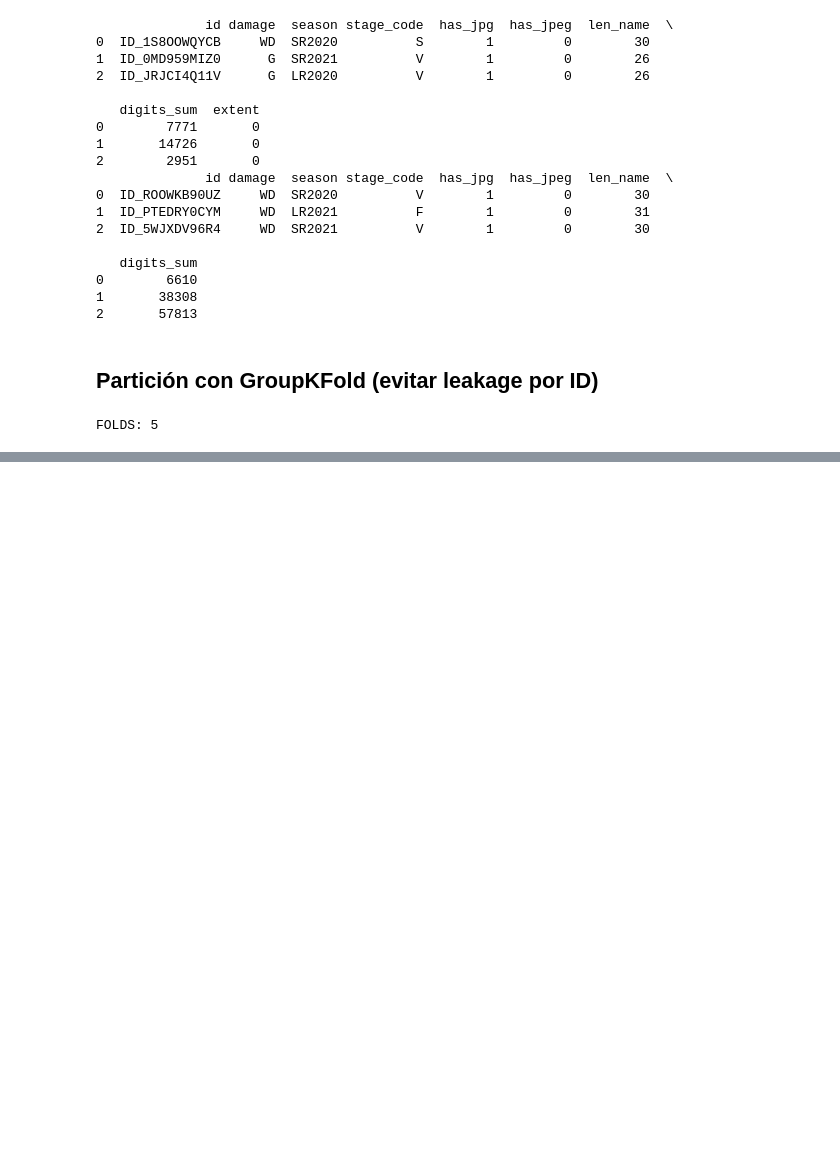
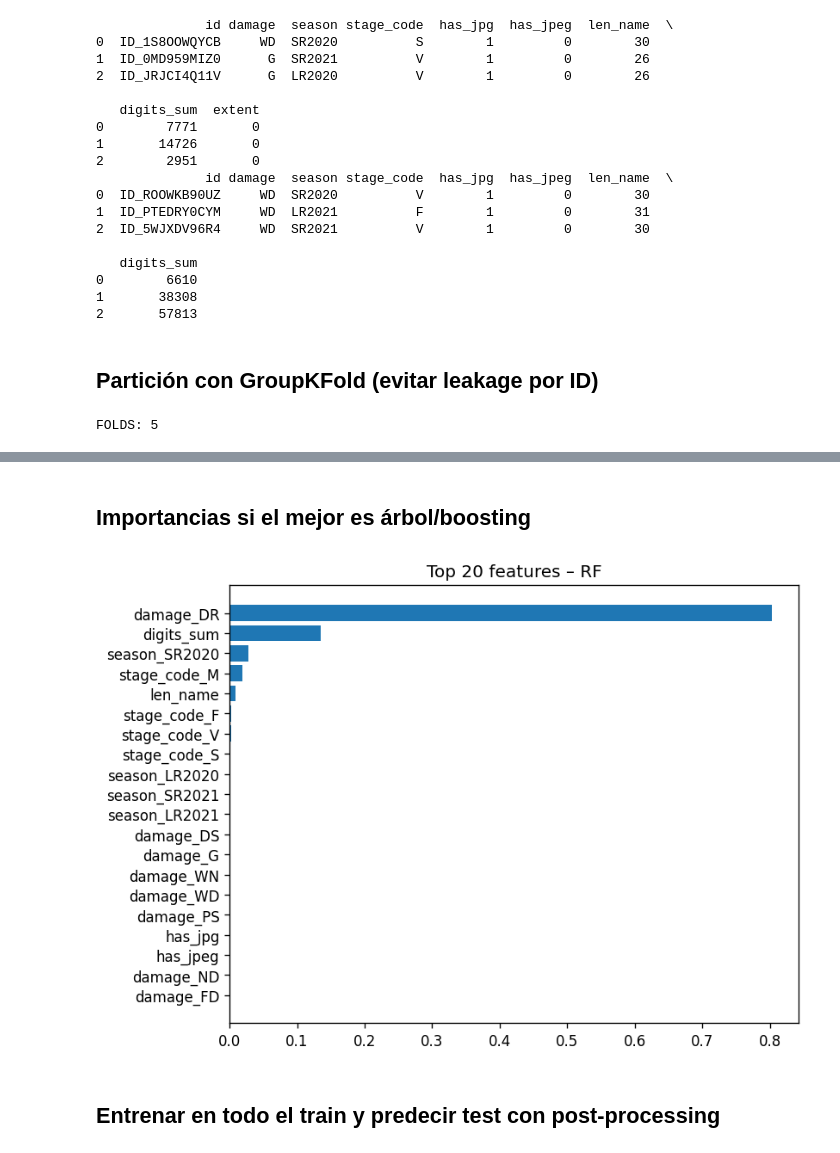
Before and after one commit to mar22266/PY2-DS, a Jupyter notebook: PY2Seleccion.ipynb, the cells around one changed output, grey strips where cells are left out. Drawn from its saved outputs; the diff is of its cells as text; code cells hidden in the pictures; blank space fills up the shorter version.

```diff
--- a/PY2Seleccion.ipynb
+++ b/PY2Seleccion.ipynb
@@ -222,0 +371,53 @@ FOLDS: 5
+# %% [markdown]
+## Importancias si el mejor es árbol/boosting
+# %%
+# imporancia de características solo para modelos de árbol
+# Funciona con tu ColumnTransformer pre y modelos de árbol con feature_importances
+def get_feature_names_from_pre(pre: ColumnTransformer):
+    feature_names = []
+    for name, trans, cols in pre.transformers_:
+        if name == "remainder" and trans == "drop":
+            continue
+        # OneHotEncoder en cat
+        if isinstance(trans, OneHotEncoder):
+            feature_names.extend(list(trans.get_feature_names_out(cols)))
+        # Pipeline numérico
+        elif hasattr(trans, "named_steps"):
+            feature_names.extend(cols)
+        else:
+            try:
+                feature_names.extend(list(trans.get_feature_names_out(cols)))
+            except Exception:
+                feature_names.extend(cols if isinstance(cols, list) else [cols])
+    return feature_names
+
+# Solo si el mejor modelo es RF o HGB
+if best_name in {"rf", "hgb"}:
+    pre = best_model.named_steps["pre"]
+    est = best_model.named_steps["est"]
+    feat_names = get_feature_names_from_pre(pre)
+    importances = getattr(est, "feature_importances_", None)
+
+    if importances is None:
+        print("El mejor modelo no expone importancias directas.")
+    else:
+        n = min(len(feat_names), len(importances))
+        imp_df = (pd.DataFrame({"feature": feat_names[:n],
+                                "importance": np.asarray(importances)[:n]})
+                  .sort_values("importance", ascending=False)
+                  .head(20))
+        imp_df.to_csv(OUTPUT_DIR / "feature_importances_top20.csv", index=False)
+
+        fig, ax = plt.subplots(figsize=(7, 5))
+        ax.barh(imp_df["feature"][::-1], imp_df["importance"][::-1])
+        ax.set_title(f"Top 20 features – {best_name.upper()}")
+        plt.tight_layout()
+        plt.savefig(OUTPUT_DIR / "viz_feature_importances.png")
+        plt.show()
+# ekse el mejor modelo no es RF o HG
+else:
+    print("El mejor modelo no es de árbol/boosting; importancias no aplican.")
+# %% [output]
+[figure, added]
+# %% [markdown]
+## Entrenar en todo el train y predecir test con post-processing
```
Also changed, not shown: parts of 11 cells of this notebook, 9 other files.
